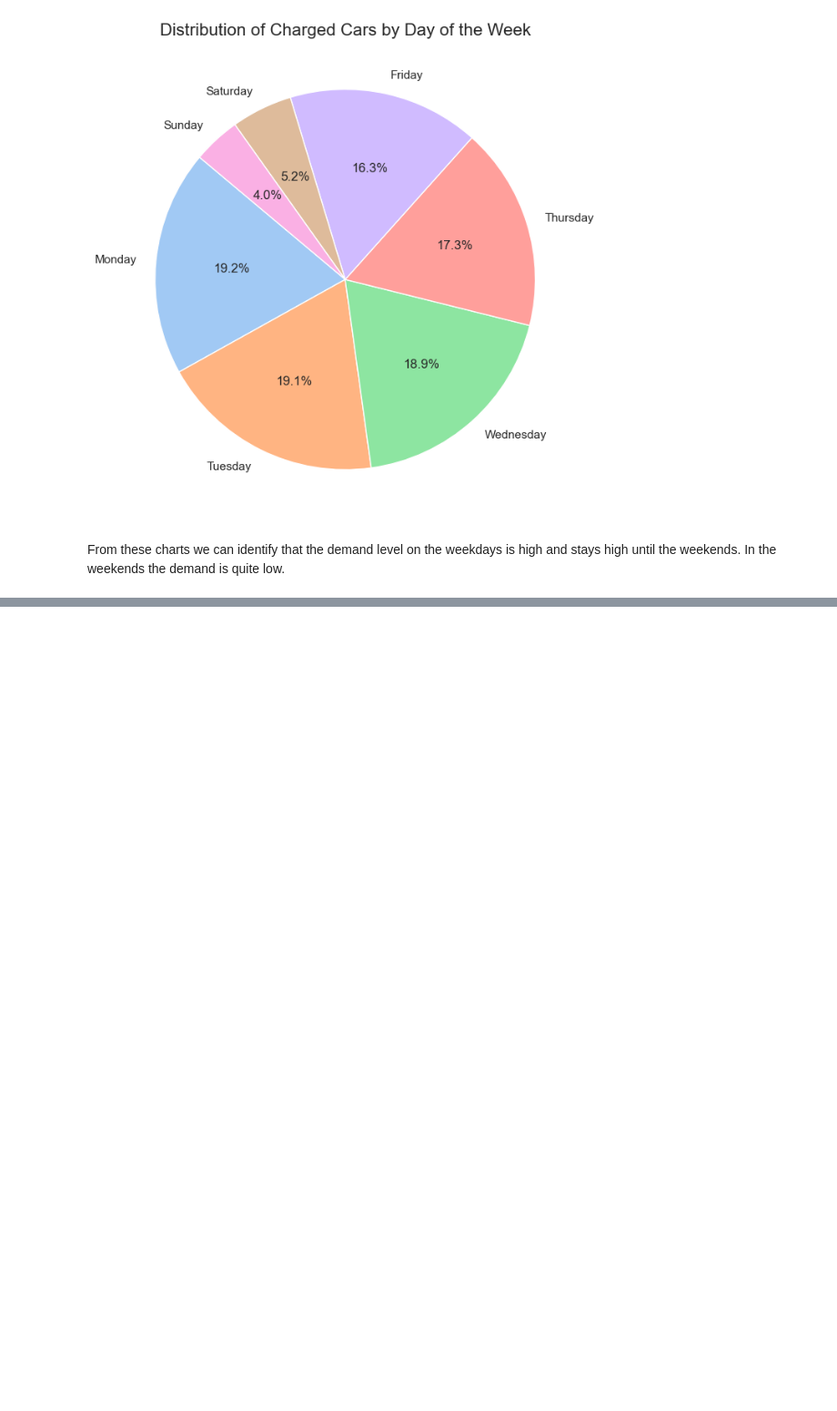
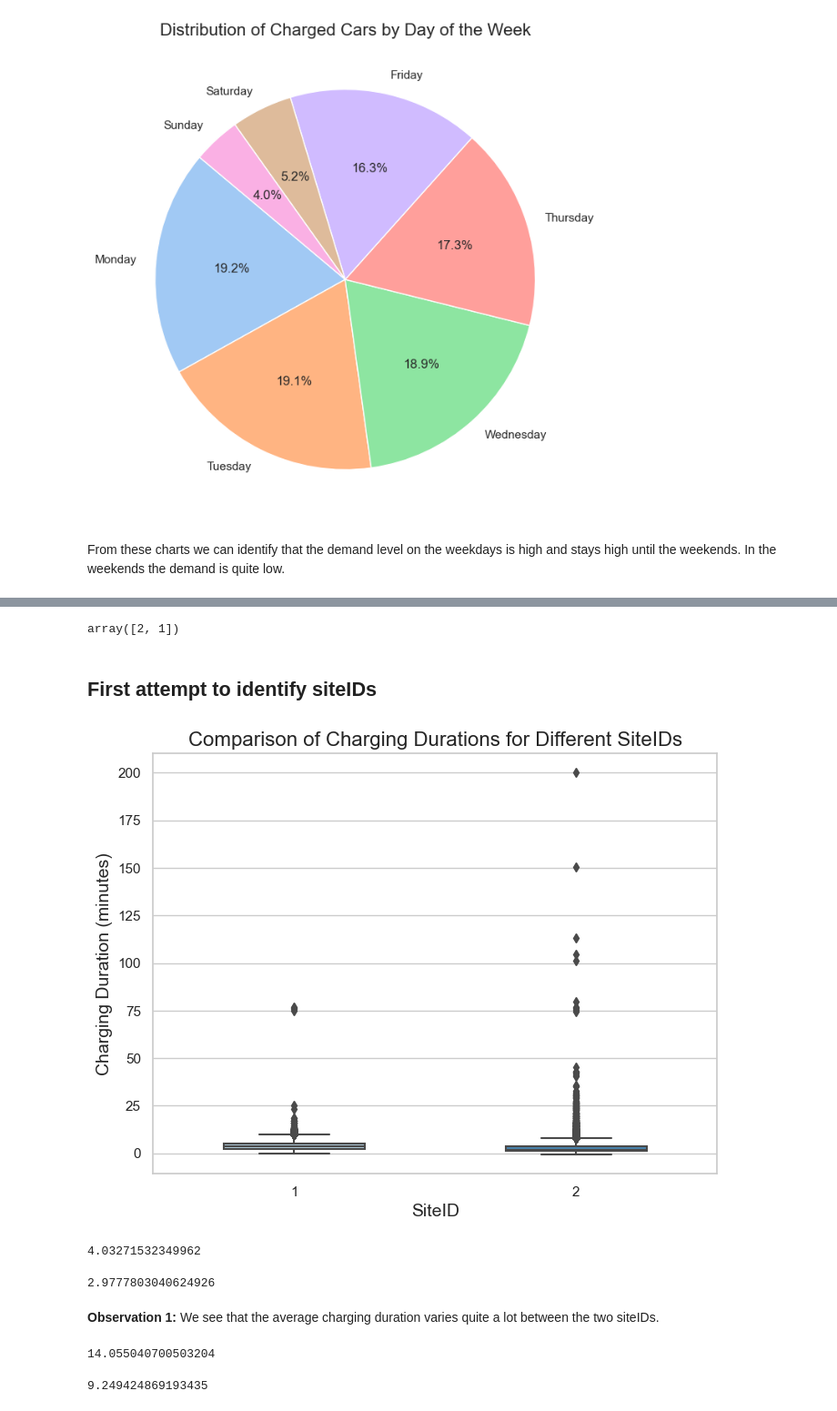
Before and after one commit to ilsuucar2/AATeamAssignment, a Jupyter notebook: AATeamAssignmentIlsu.ipynb, the cells around one changed output, grey strips where cells are left out. Shown at 91% size. Saved outputs shown, nothing was run; the diff lists cells and outputs as text; code cells hidden in the pictures; blank space fills up the shorter version.

Commit message:
Add first observations about siteID

```diff
--- a/AATeamAssignmentIlsu.ipynb
+++ b/AATeamAssignmentIlsu.ipynb
@@ -980,0 +1005,15 @@ From these charts we can identify that the demand level on the weekdays is high
+# %%
+dfCharging["siteID"].unique()
+# %% [output]
+array([2, 1])
+# %% [markdown]
+## First attempt to identify siteIDs
+# %%
+plt.figure(figsize=(8, 6))
+sns.boxplot(x='siteID', y='chargingDuration', data=dfCharging, palette = "Blues", width = 0.5)
+plt.title('Comparison of Charging Durations for Different SiteIDs', fontsize=16)
+plt.xlabel('SiteID', fontsize=14)
+plt.ylabel('Charging Duration (minutes)', fontsize=14)
+plt.show()
+# %% [output]
+[figure, added]
@@ -980,0 +1023,10 @@ From these charts we can identify that the demand level on the weekdays is high
+# %%
+mean_Site1
+# %% [output]
+4.03271532349962
+# %%
+mean_Site2
+# %% [output]
+2.9777803040624926
+# %% [markdown]
+**Observation 1:** We see that the average charging duration varies quite a lot between the two siteIDs.
@@ -980,0 +1036,8 @@ From these charts we can identify that the demand level on the weekdays is high
+# %%
+mean_Site1_kwh
+# %% [output]
+14.055040700503204
+# %%
+mean_Site2_kwh
+# %% [output]
+9.249424869193435
```
Also changed, not shown: parts of 18 cells of this notebook.
